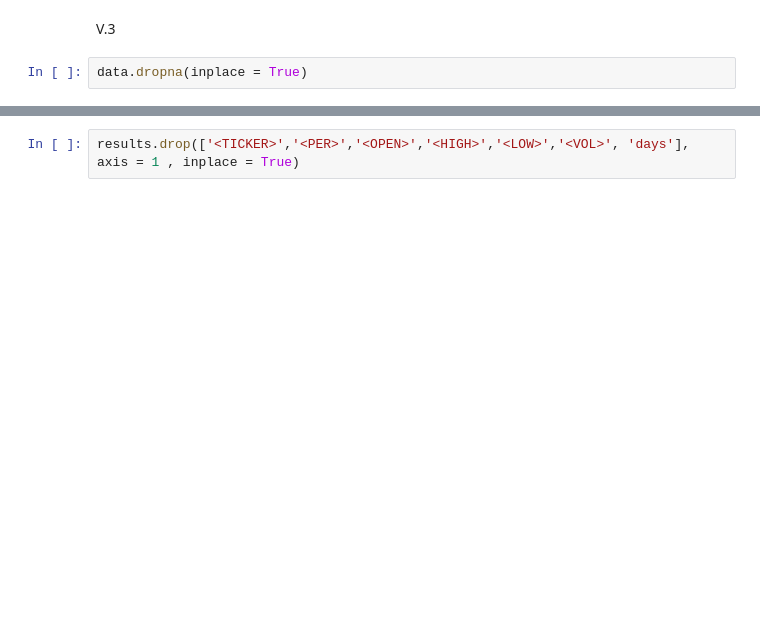
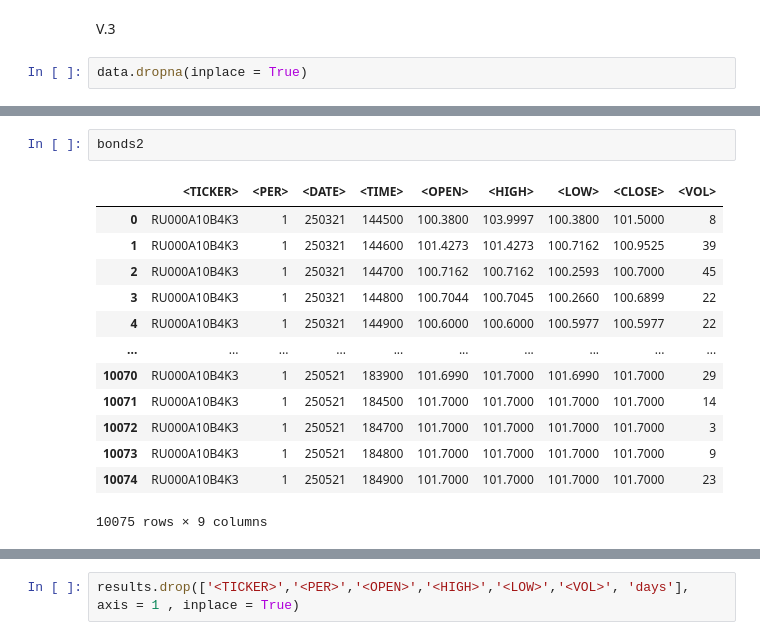
Before and after one commit to kir-shmelev/fxbonds, a Jupyter notebook: fx_bonds.ipynb, the cells around one changed output, grey strips where cells are left out. Drawn from its saved outputs; the diff is of its cells as text; blank space fills up the shorter version.

```diff
--- a/fx_bonds.ipynb
+++ b/fx_bonds.ipynb
@@ -584,0 +512,16 @@ def performance_summary(res: pd.DataFrame) -> pd.Series:
+# %%
+bonds2
+# %% [output]
+|  | <TICKER> | <PER> | <DATE> | <TIME> | <OPEN> | <HIGH> | <LOW> | <CLOSE> | <VOL> |
+| 0 | RU000A10B4K3 | 1 | 250321 | 144500 | 100.3800 | 103.9997 | 100.3800 | 101.5000 | 8 |
+| 1 | RU000A10B4K3 | 1 | 250321 | 144600 | 101.4273 | 101.4273 | 100.7162 | 100.9525 | 39 |
+| 2 | RU000A10B4K3 | 1 | 250321 | 144700 | 100.7162 | 100.7162 | 100.2593 | 100.7000 | 45 |
+| 3 | RU000A10B4K3 | 1 | 250321 | 144800 | 100.7044 | 100.7045 | 100.2660 | 100.6899 | 22 |
+| 4 | RU000A10B4K3 | 1 | 250321 | 144900 | 100.6000 | 100.6000 | 100.5977 | 100.5977 | 22 |
+| ... | ... | ... | ... | ... | ... | ... | ... | ... | ... |
+| 10070 | RU000A10B4K3 | 1 | 250521 | 183900 | 101.6990 | 101.7000 | 101.6990 | 101.7000 | 29 |
+| 10071 | RU000A10B4K3 | 1 | 250521 | 184500 | 101.7000 | 101.7000 | 101.7000 | 101.7000 | 14 |
+| 10072 | RU000A10B4K3 | 1 | 250521 | 184700 | 101.7000 | 101.7000 | 101.7000 | 101.7000 | 3 |
+| 10073 | RU000A10B4K3 | 1 | 250521 | 184800 | 101.7000 | 101.7000 | 101.7000 | 101.7000 | 9 |
+| 10074 | RU000A10B4K3 | 1 | 250521 | 184900 | 101.7000 | 101.7000 | 101.7000 | 101.7000 | 23 |
+10075 rows × 9 columns
```
Also changed, not shown: parts of 45 cells of this notebook.
